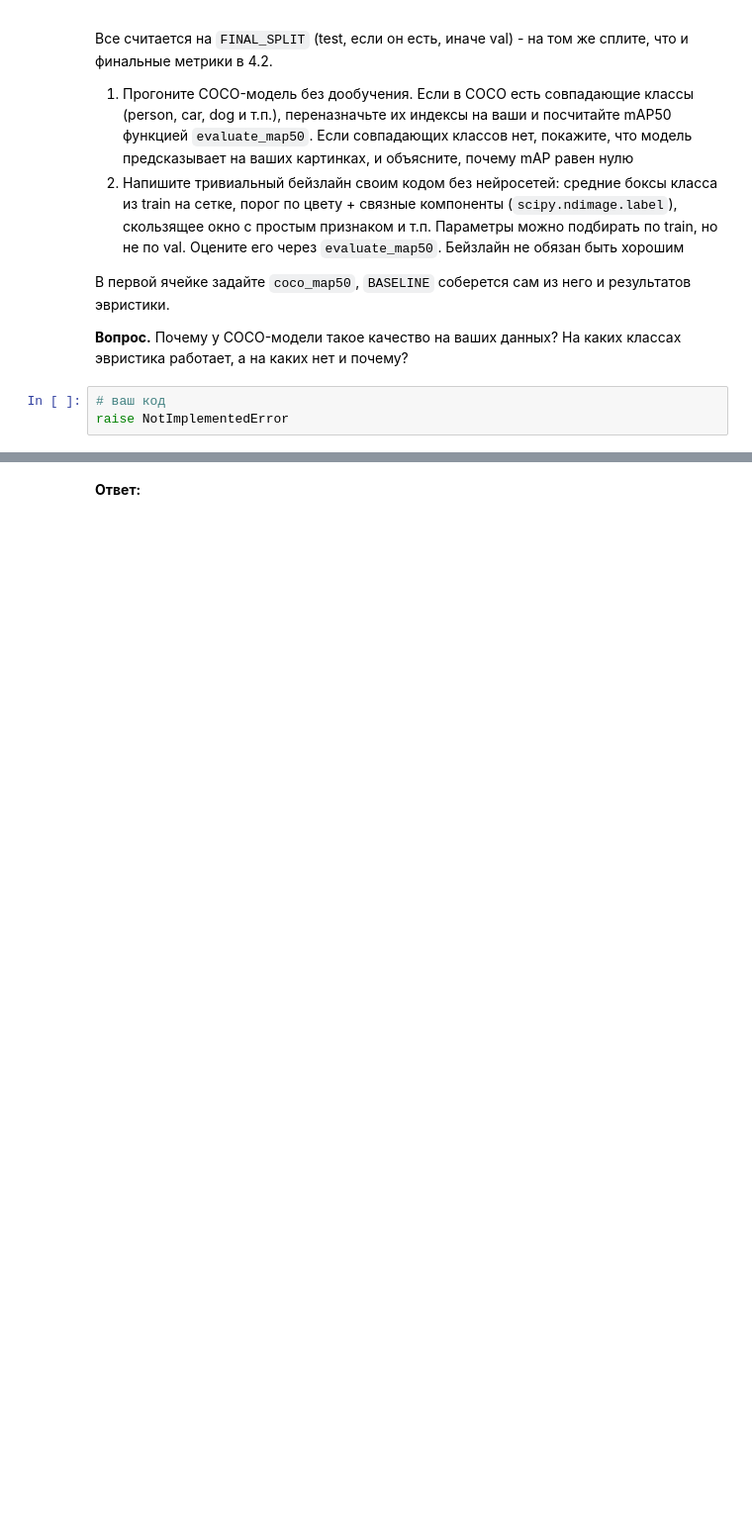
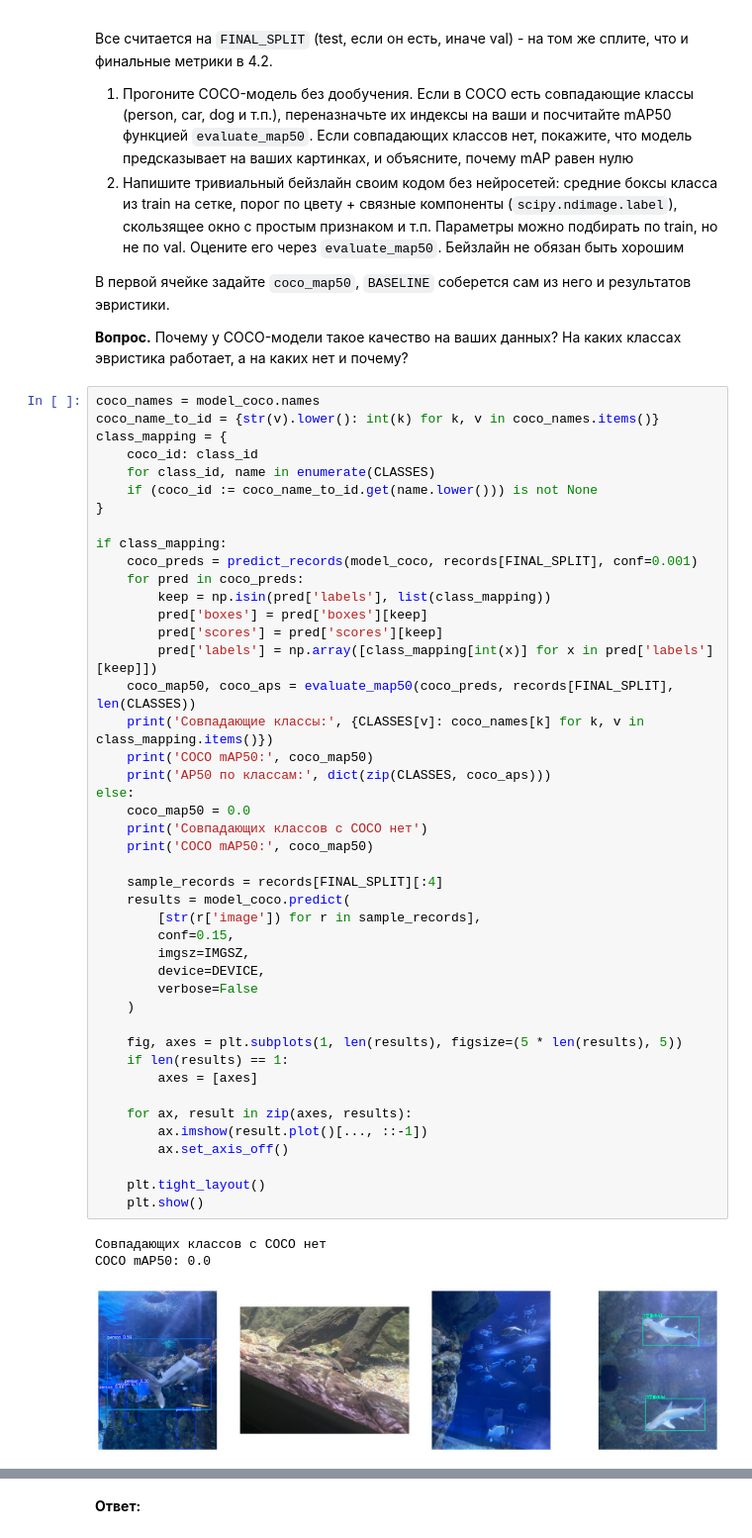
Before and after one commit to yulya-melissa/DeepLearning_Lab2, a Jupyter notebook: hw2_cv.ipynb, the cells around one changed output, grey strips where cells are left out. Shown at 99% size. Saved outputs shown, nothing was run; the diff lists cells and outputs as text; blank space fills up the shorter version.

```diff
--- a/hw2_cv.ipynb
+++ b/hw2_cv.ipynb
@@ -358,6 +845,51 @@ raise NotImplementedError
 
 **Вопрос.** Почему у COCO-модели такое качество на ваших данных? На каких классах эвристика работает, а на каких нет и почему?
 # %%
-# ваш код
-raise NotImplementedError
+coco_names = model_coco.names
+coco_name_to_id = {str(v).lower(): int(k) for k, v in coco_names.items()}
+class_mapping = {
+    coco_id: class_id
+    for class_id, name in enumerate(CLASSES)
+    if (coco_id := coco_name_to_id.get(name.lower())) is not None
+}
+
+if class_mapping:
+    coco_preds = predict_records(model_coco, records[FINAL_SPLIT], conf=0.001)
+    for pred in coco_preds:
+        keep = np.isin(pred['labels'], list(class_mapping))
+        pred['boxes'] = pred['boxes'][keep]
+        pred['scores'] = pred['scores'][keep]
+        pred['labels'] = np.array([class_mapping[int(x)] for x in pred['labels'][keep]])
+    coco_map50, coco_aps = evaluate_map50(coco_preds, records[FINAL_SPLIT], len(CLASSES))
+    print('Совпадающие классы:', {CLASSES[v]: coco_names[k] for k, v in class_mapping.items()})
+    print('COCO mAP50:', coco_map50)
+    print('AP50 по классам:', dict(zip(CLASSES, coco_aps)))
+else:
+    coco_map50 = 0.0
+    print('Совпадающих классов с COCO нет')
+    print('COCO mAP50:', coco_map50)
+
+    sample_records = records[FINAL_SPLIT][:4]
+    results = model_coco.predict(
+        [str(r['image']) for r in sample_records],
+        conf=0.15,
+        imgsz=IMGSZ,
+        device=DEVICE,
+        verbose=False
+    )
+
+    fig, axes = plt.subplots(1, len(results), figsize=(5 * len(results), 5))
+    if len(results) == 1:
+        axes = [axes]
+
+    for ax, result in zip(axes, results):
+        ax.imshow(result.plot()[..., ::-1])
+        ax.set_axis_off()
+
+    plt.tight_layout()
+    plt.show()
+# %% [output]
+Совпадающих классов с COCO нет
+COCO mAP50: 0.0
+[figure, added]
 # %%
```
Also changed, not shown: parts of 40 cells of this notebook, 3 other files.
